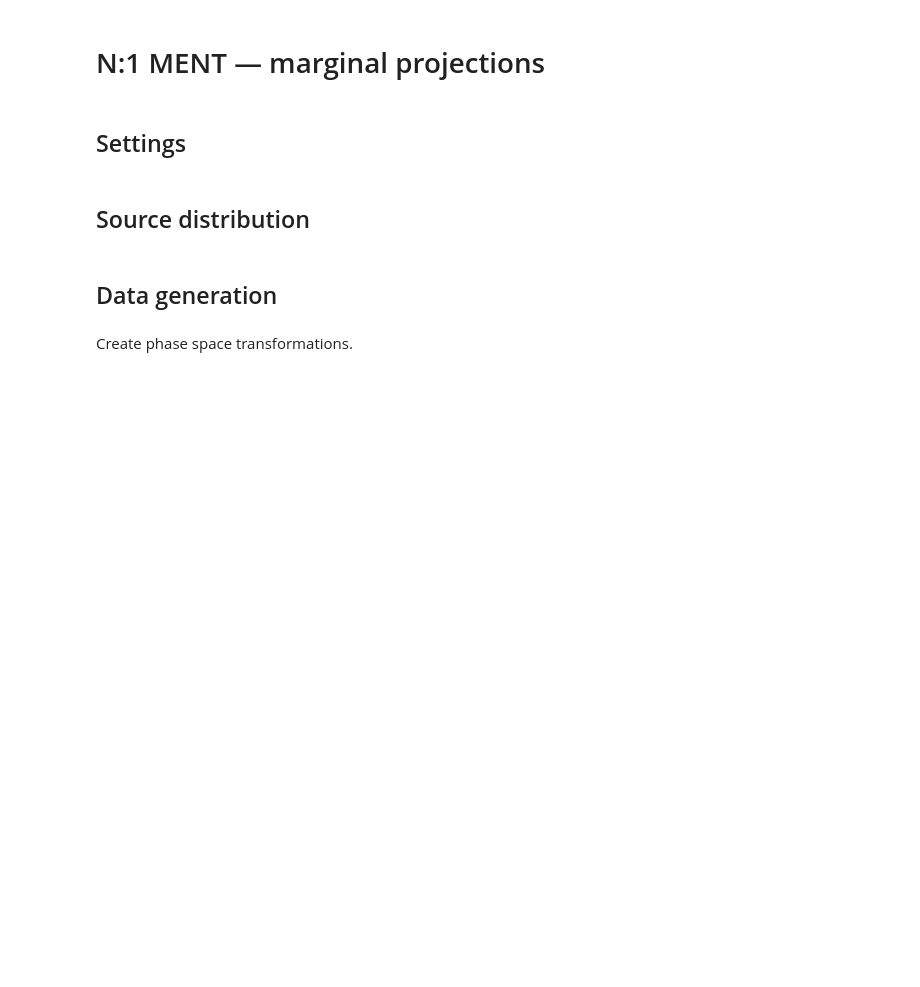
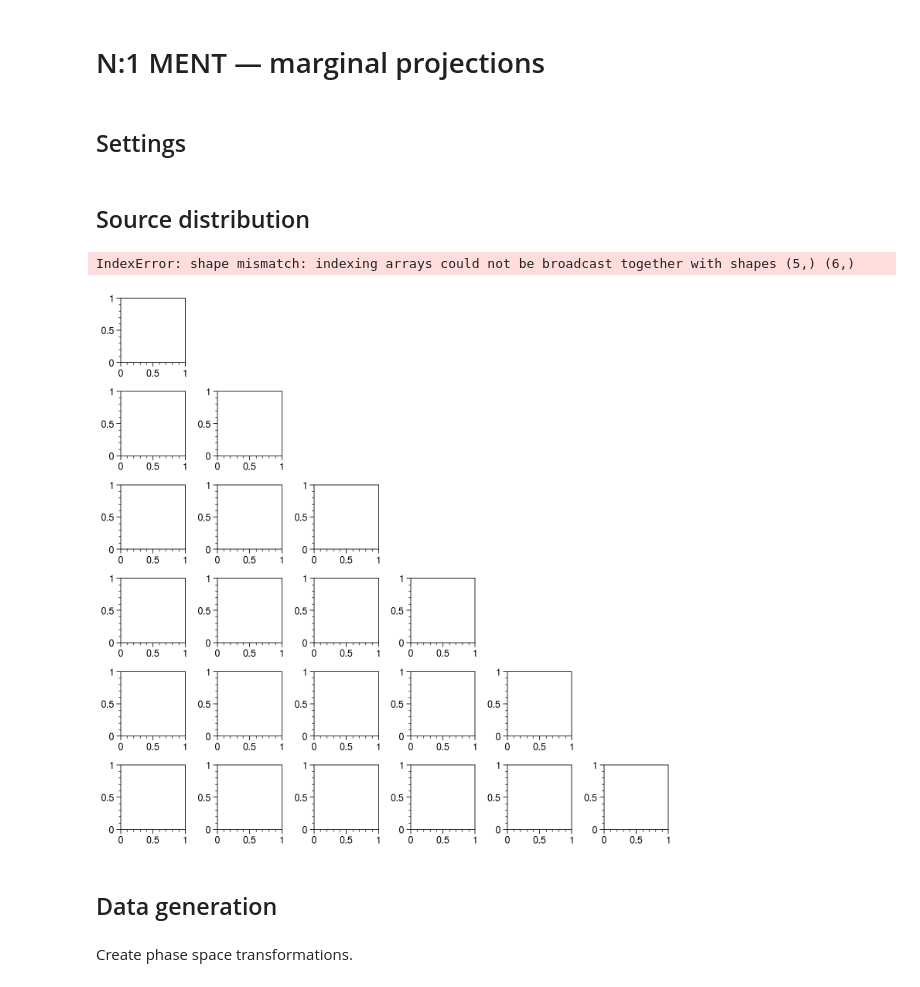
Before and after one commit to austin-hoover/ment, a Jupyter notebook: examples/rec_nd_1d/train_marg_proj.ipynb, the cells around one changed output. Cells and saved outputs as stored; diff of their text form; code cells hidden in the pictures; blank space fills up the shorter version.

Commit message:
Update plotting example

```diff
--- a/examples/rec_nd_1d/train_marg_proj.ipynb
+++ b/examples/rec_nd_1d/train_marg_proj.ipynb
@@ -38,9 +38,12 @@ x_true = dist.sample(1_000_000)
 # %%
 limits = ndim * [(-xmax, xmax)]
 
 grid = psv.CornerGrid(ndim, figwidth=(ndim * 1.25))
-grid.plot_points(x_true, limits=limits, bins=64, mask=False)
-plt.show()
+# grid.plot_points(x_true, limits=limits, bins=64, mask=False)
+# plt.show()
+# %% [output]
+IndexError: shape mismatch: indexing arrays could not be broadcast together with shapes (5,) (6,)
+[figure, added]
 # %% [markdown]
 ## Data generation
 # %%
```
Also changed, not shown: 1 other file.
